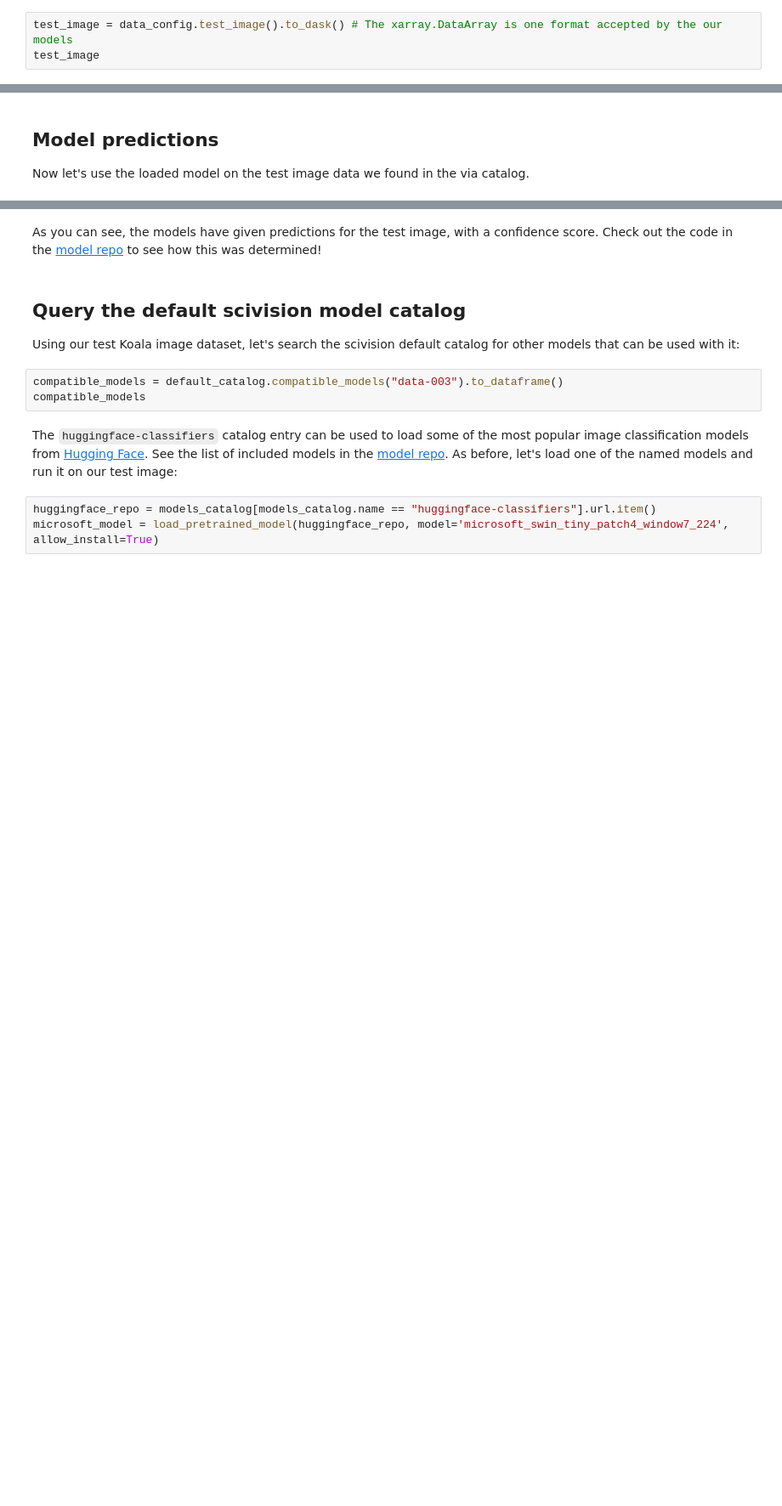
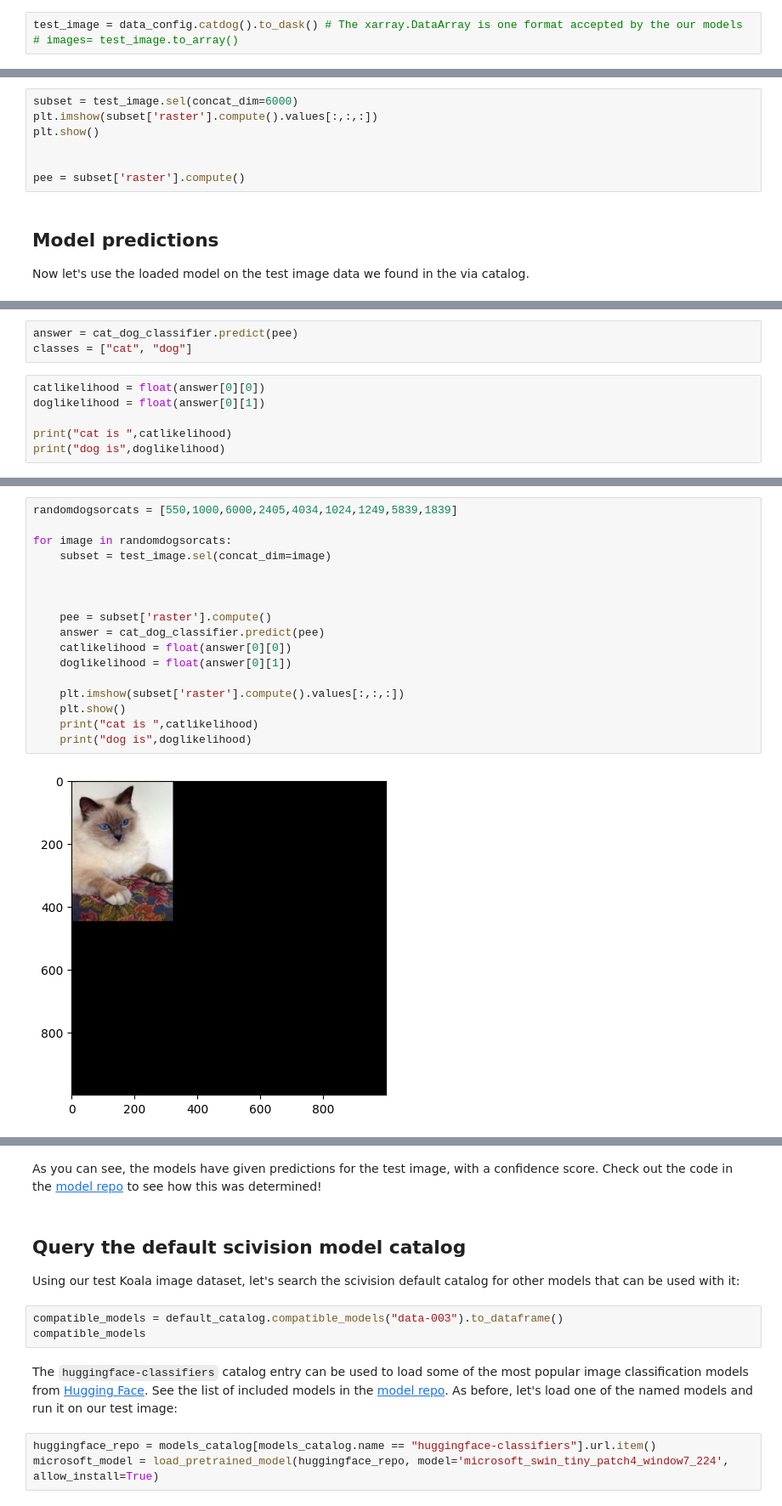
Before and after one commit to MarkPellowe/scivision-28-09, a Jupyter notebook: main.ipynb, the cells around one changed output, grey strips where cells are left out. Shown at 85% size. Saved outputs shown, nothing was run; the diff lists cells and outputs as text; blank space fills up the shorter version.

Commit message:
Rubbish model is finished

```diff
--- a/main.ipynb
+++ b/main.ipynb
@@ -70,8 +71,8 @@ data_config
 # %% [markdown]
 Clicking the `path` link to the location of this data config file online (in the dataset repo) reveals that there is one data source called `test_image`, and that the `intake_xarray.image.ImageSource` "intake driver" is being used. We can retrive the test image data in an image format which the model will accept, like so:
 # %%
-test_image = data_config.test_image().to_dask() # The xarray.DataArray is one format accepted by the our models
-test_image
+test_image = data_config.catdog().to_dask() # The xarray.DataArray is one format accepted by the our models
+# images= test_image.to_array()
 # %% [markdown]
 Let's take a look at the image with `matplotlib`:
 # %%
@@ -81,3 +80,10 @@ plt.imshow(test_image)
+# %%
+subset = test_image.sel(concat_dim=6000)
+plt.imshow(subset['raster'].compute().values[:,:,:])
+plt.show()
+
+
+pee = subset['raster'].compute()
 # %% [markdown]
 ## Model predictions
 
@@ -88,0 +91,9 @@ densenet_model.predict(test_image)
+# %%
+answer = cat_dog_classifier.predict(pee)
+classes = ["cat", "dog"]
+# %%
+catlikelihood = float(answer[0][0])
+doglikelihood = float(answer[0][1])
+
+print("cat is ",catlikelihood)
+print("dog is",doglikelihood)
@@ -88,0 +107,19 @@ densenet_model.predict(test_image)
+# %%
+randomdogsorcats = [550,1000,6000,2405,4034,1024,1249,5839,1839]
+
+for image in randomdogsorcats:
+    subset = test_image.sel(concat_dim=image)
+
+
+
+    pee = subset['raster'].compute()
+    answer = cat_dog_classifier.predict(pee)
+    catlikelihood = float(answer[0][0])
+    doglikelihood = float(answer[0][1])
+
+    plt.imshow(subset['raster'].compute().values[:,:,:])
+    plt.show()
+    print("cat is ",catlikelihood)
+    print("dog is",doglikelihood)
+# %% [output]
+[figure, added]
```
Also changed, not shown: parts of 8 cells of this notebook, 2 other files.
